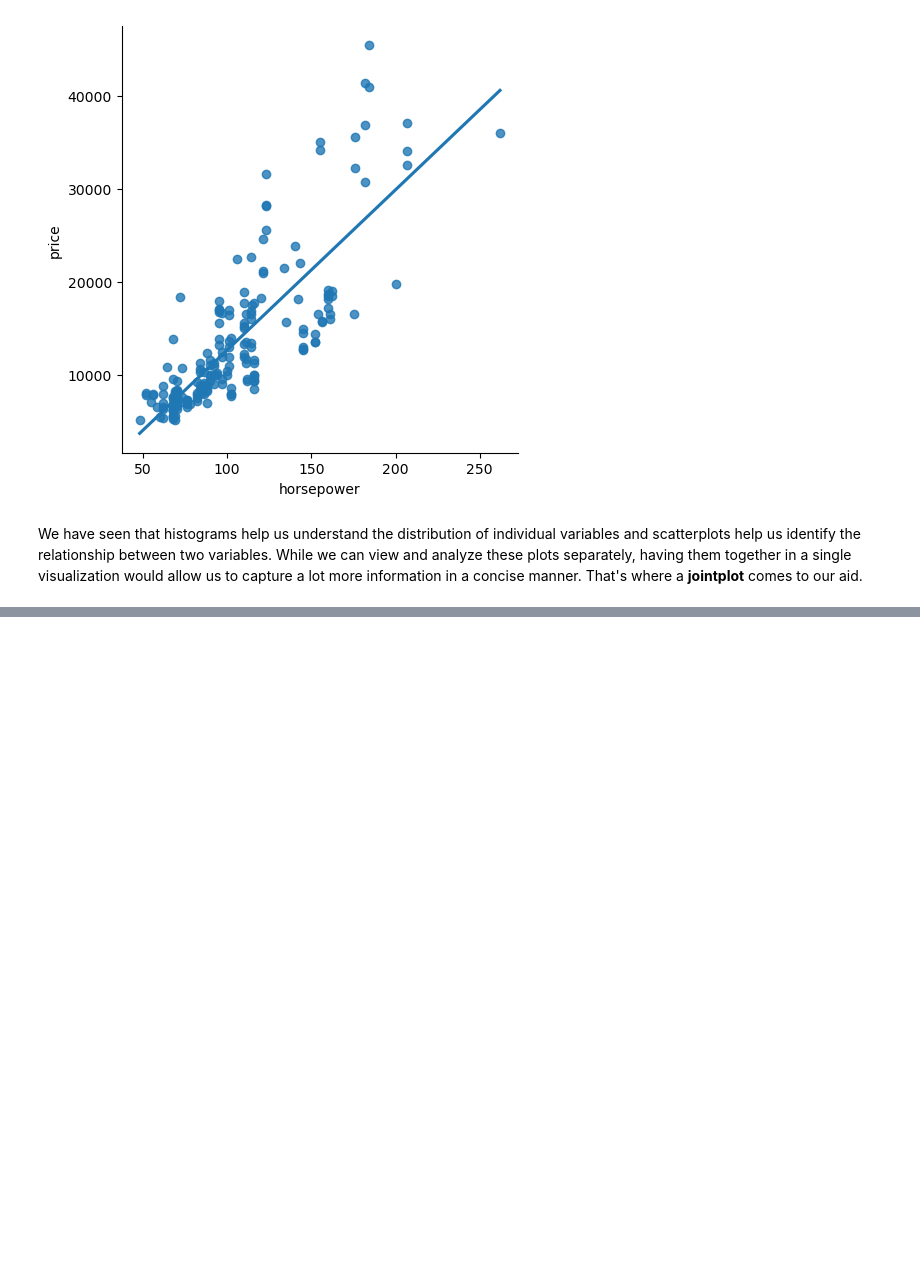
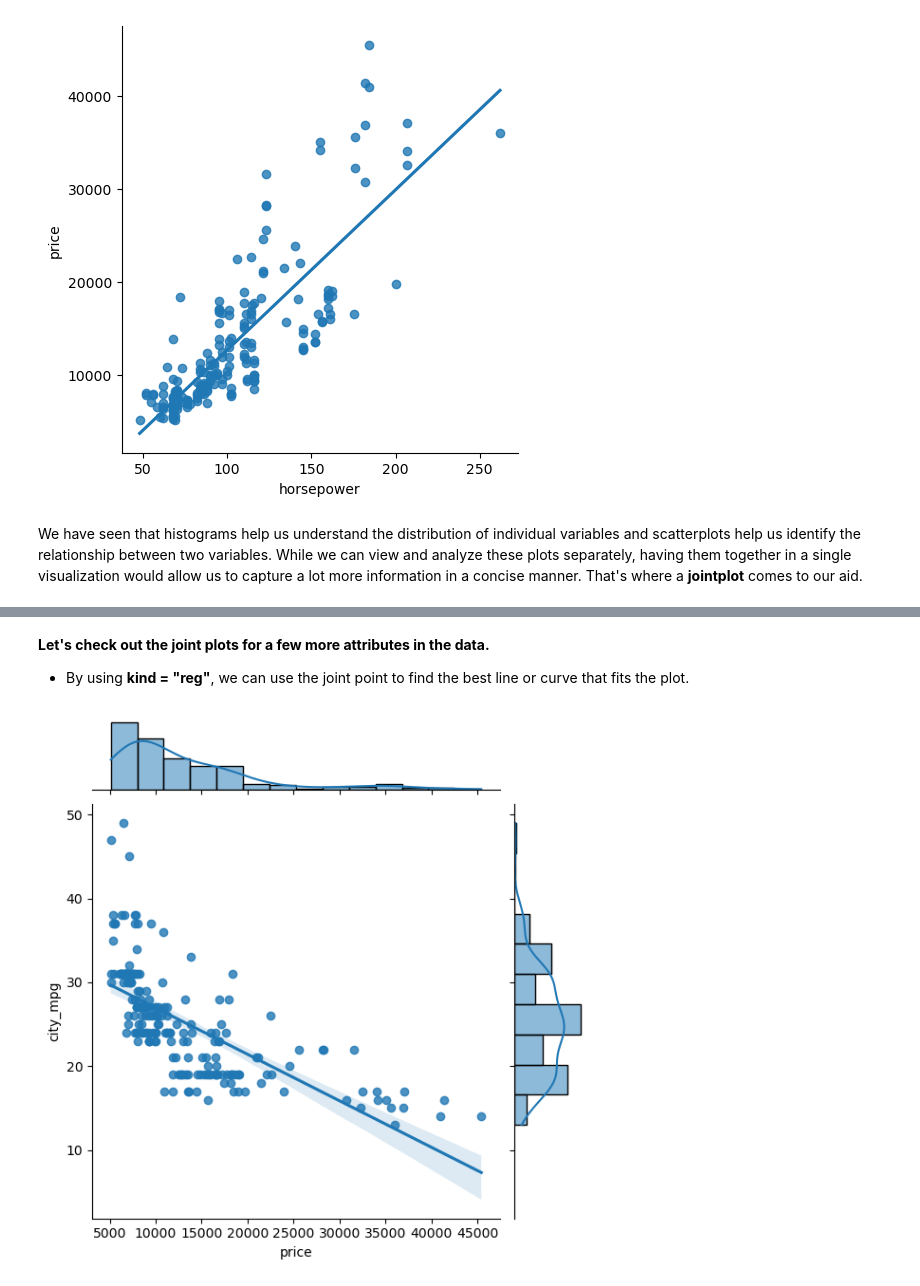
Before and after one commit to pratikp2/Python, a Jupyter notebook: ML Libraries/3.Data_Visualization.ipynb, the cells around one changed output, grey strips where cells are left out. Cells and saved outputs as stored; diff of their text form; code cells hidden in the pictures; blank space fills up the shorter version.

```diff
--- a/ML Libraries/3.Data_Visualization.ipynb
+++ b/ML Libraries/3.Data_Visualization.ipynb
@@ -483,0 +520,7 @@ We have seen that histograms help us understand the distribution of individual v
+# %% [markdown]
+**Let's check out the joint plots for a few more attributes in the data.**
+- By using **kind = "reg"**, we can use the joint point to find the best line or curve that fits the plot.
+# %%
+sns.jointplot(data=df, x='price', y='city_mpg', kind="reg");
+# %% [output]
+[figure, added]
```
Also changed, not shown: parts of 74 cells of this notebook, 4 other files.
